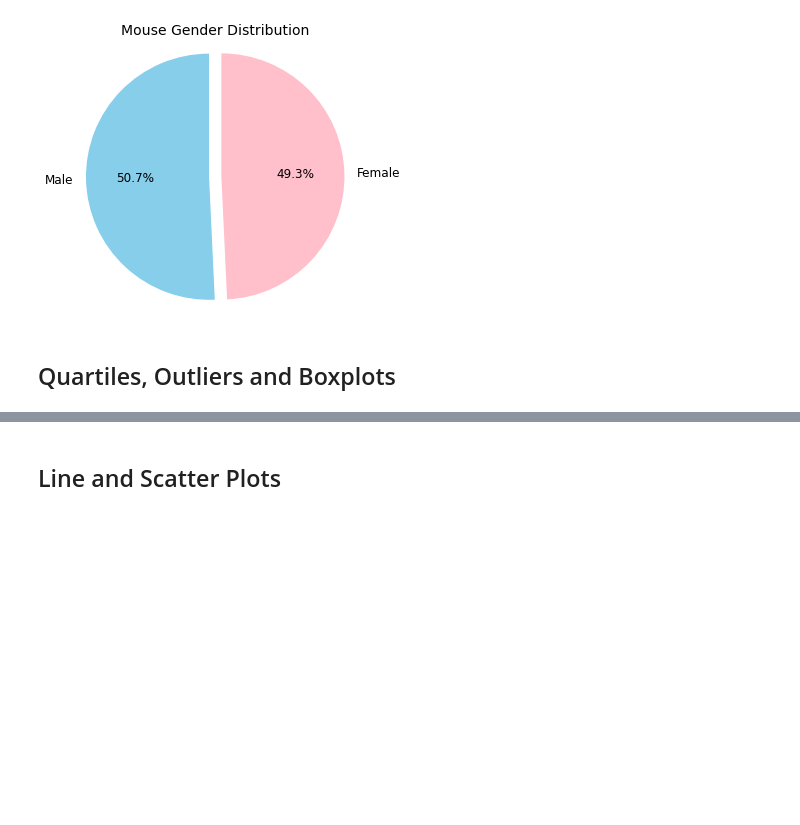
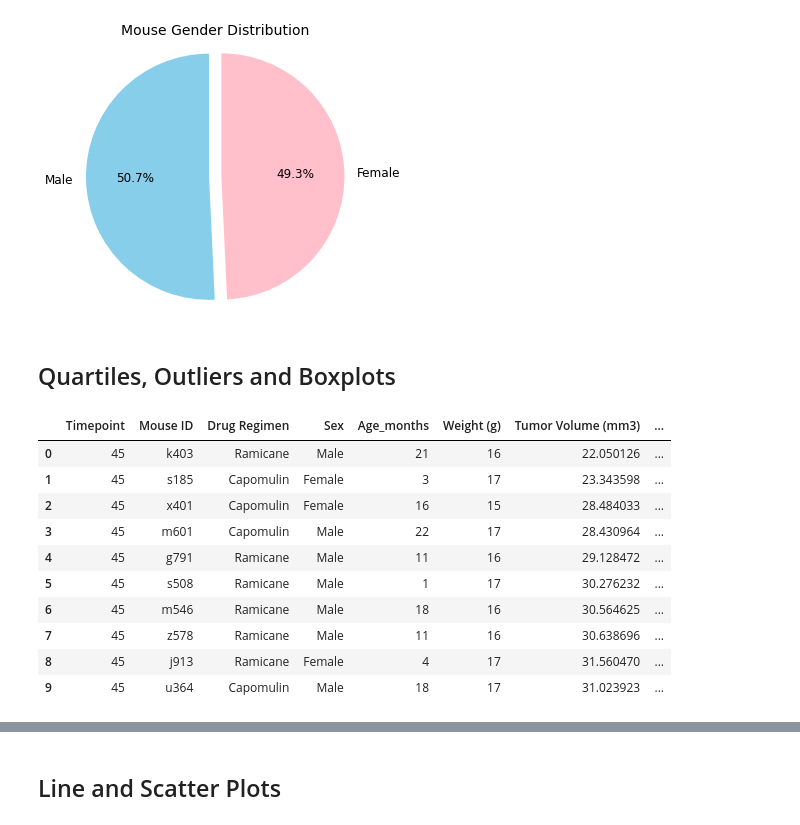
Before and after one commit to CicilyGeorge/Matplotlib-challenge, a Jupyter notebook: pymaceuticals.ipynb, the cells around one changed output, grey strips where cells are left out. Cells and saved outputs as stored; diff of their text form; code cells hidden in the pictures; blank space fills up the shorter version.

```diff
--- a/pymaceuticals.ipynb
+++ b/pymaceuticals.ipynb
@@ -233,8 +233,23 @@ plt.show()
 # %%
 # Calculate the final tumor volume of each mouse across four of the treatment regimens:
 # Capomulin, Ramicane, Infubinol, and Ceftamin
 
-# Start by getting the last (greatest) timepoint for each mouse
+# Getting the last (greatest) timepoint for each mouse
+volume_data = clean_data.groupby('Mouse ID')['Timepoint'].max()
 
 
 # Merge this group df with the original dataframe to get the tumor volume at the last timepoint
+volume_data = pd.merge(volume_data, clean_data, how='left')
+volume_data.head(10)
+# %% [output]
+|  | Timepoint | Mouse ID | Drug Regimen | Sex | Age_months | Weight (g) | Tumor Volume (mm3) | ... |
+| 0 | 45 | k403 | Ramicane | Male | 21 | 16 | 22.050126 | ... |
+| 1 | 45 | s185 | Capomulin | Female | 3 | 17 | 23.343598 | ... |
+| 2 | 45 | x401 | Capomulin | Female | 16 | 15 | 28.484033 | ... |
+| 3 | 45 | m601 | Capomulin | Male | 22 | 17 | 28.430964 | ... |
+| 4 | 45 | g791 | Ramicane | Male | 11 | 16 | 29.128472 | ... |
+| 5 | 45 | s508 | Ramicane | Male | 1 | 17 | 30.276232 | ... |
+| 6 | 45 | m546 | Ramicane | Male | 18 | 16 | 30.564625 | ... |
+| 7 | 45 | z578 | Ramicane | Male | 11 | 16 | 30.638696 | ... |
+| 8 | 45 | j913 | Ramicane | Female | 4 | 17 | 31.560470 | ... |
+| 9 | 45 | u364 | Capomulin | Male | 18 | 17 | 31.023923 | ... |
```
Also changed, not shown: parts of 9 cells of this notebook.
